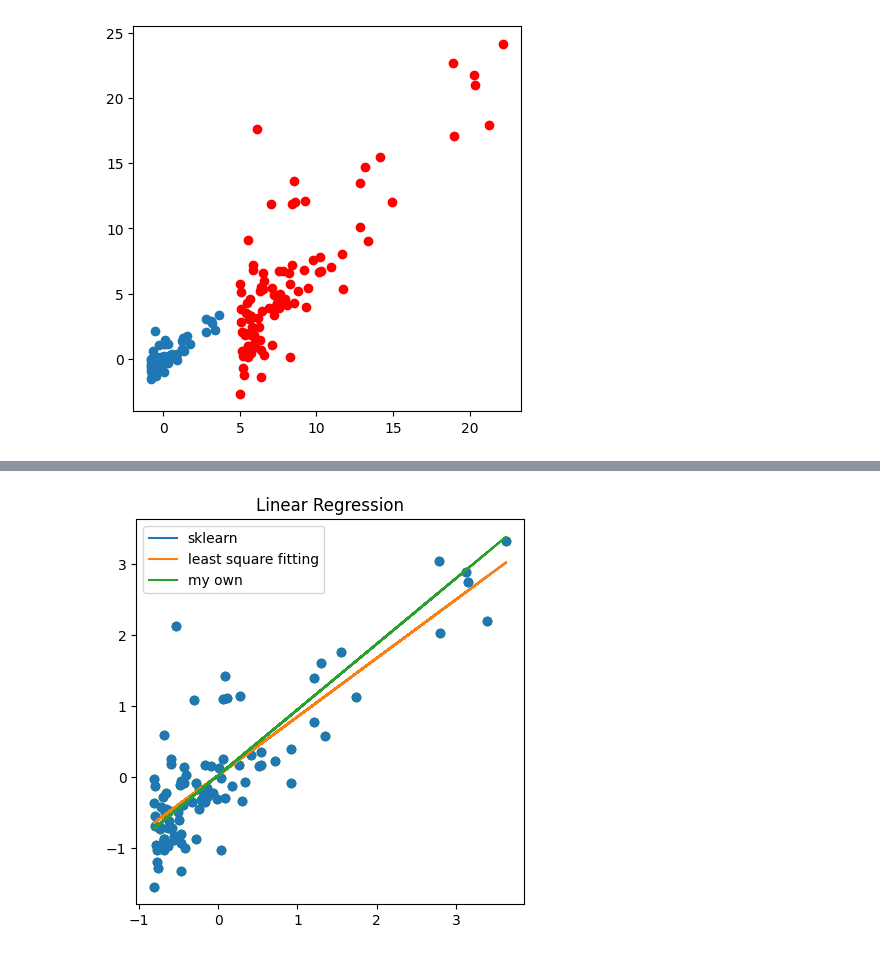
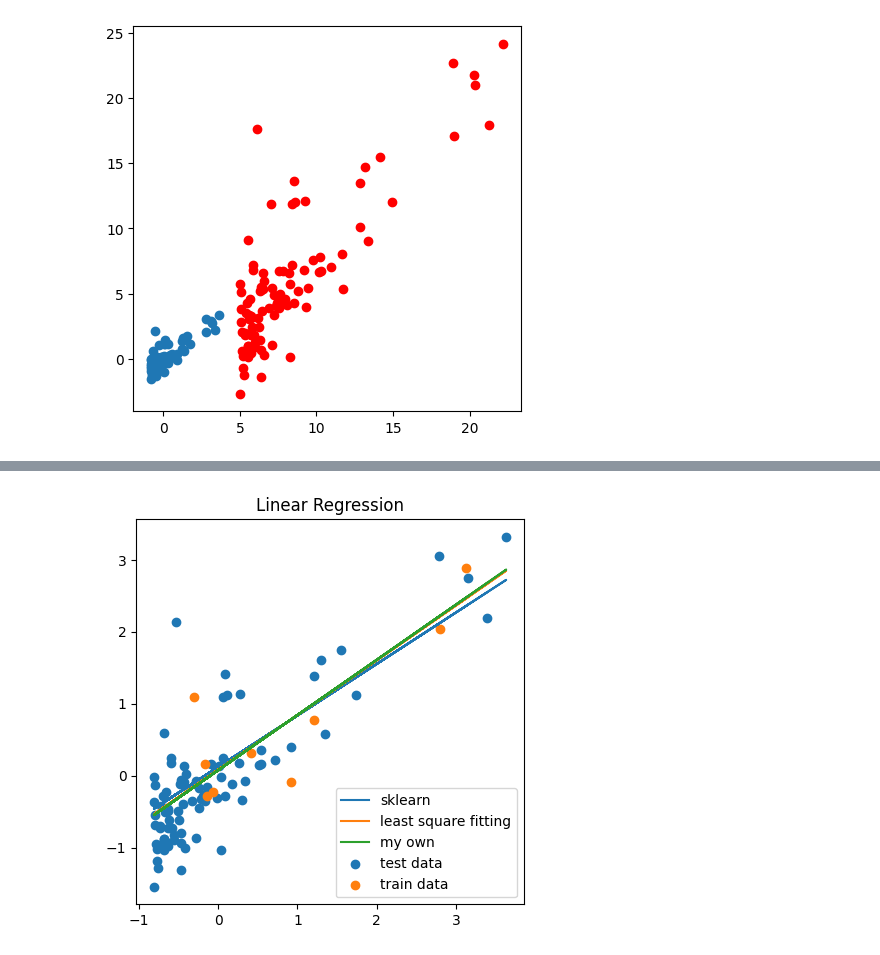
Before and after one commit to roseee-e/ML-homework, a Jupyter notebook: 第三次作业/张丁文_2200170271.ipynb, the cells around one changed output, grey strips where cells are left out. Drawn from its saved outputs; the diff is of its cells as text; code cells hidden in the pictures.

```diff
--- a/第三次作业/张丁文_2200170271.ipynb
+++ b/第三次作业/张丁文_2200170271.ipynb
@@ -144,7 +144,7 @@ class LinearRegression:
 
     def gradient(self, X, y, n_samples, y_hat, alpha):
         dw = (-1/n_samples) * (X.T@(y - y_hat))-alpha*self.w
-        db = (-1/n_samples) * np.sum(y - y_hat)
+        db = (-2/n_samples) * np.sum(y - y_hat)
         return dw, db
 
     def update(self, X, y, y_hat, n_samples, alpha):
@@ -172,7 +172,7 @@ if not processed:
     processed = 1
 my_regression = LinearRegression(lr=0.01, iters=1000)
 
-X_train, X_test, Y_train, Y_test = train_test_split(X, Y, test_size=0.8)
+X_train, X_test, Y_train, Y_test = train_test_split(X, Y, test_size=0.9)
 my_regression.fit(X_train, Y_train)
 test_loss = []
 for _ in range(len(my_regression.train_loss)):
@@ -193,24 +193,25 @@ Text(0.5, 1.0, 'Linear Regression')
 # %%
 # least square fitting
 import sklearn.linear_model
 w=np.linalg.inv(X_train.T@X_train)@X_train.T@Y_train
 b = Y_train.mean()-w*X_train.mean()
 # use sklearn to fit
 regressor = sklearn.linear_model.LinearRegression(n_jobs=-1)
 regressor.fit(X_train, Y_train)
 
 plt.figure(figsize=(5, 5))
 
 plt.title('Linear Regression')
-plt.scatter(X, Y,c='g')
 # sklearn
-plt.plot(X, regressor.predict(X),label='sklearn')#这个和最小二乘法重合了
+plt.plot(X_test, regressor.predict(X_test),label='sklearn')
 # least square fitting
-plt.plot(X,w*X+b,label='least square fitting')
+plt.plot(X_test,w*X_test+b,label='least square fitting')
 # my own
-plt.plot(X, my_regression.forward(X),label='my own')
-plt.scatter(X,Y)
+plt.plot(X_test, my_regression.forward(X_test),label='my own')
+# test data
+plt.scatter(X_test,Y_test,label='test data')
+plt.scatter(X_train,Y_train,label='train data')
 plt.legend()
 plt.show()
 # %% [output]
-[figure, old version]
+[figure, new version]
```
Also changed, not shown: parts of 1 cell of this notebook.
